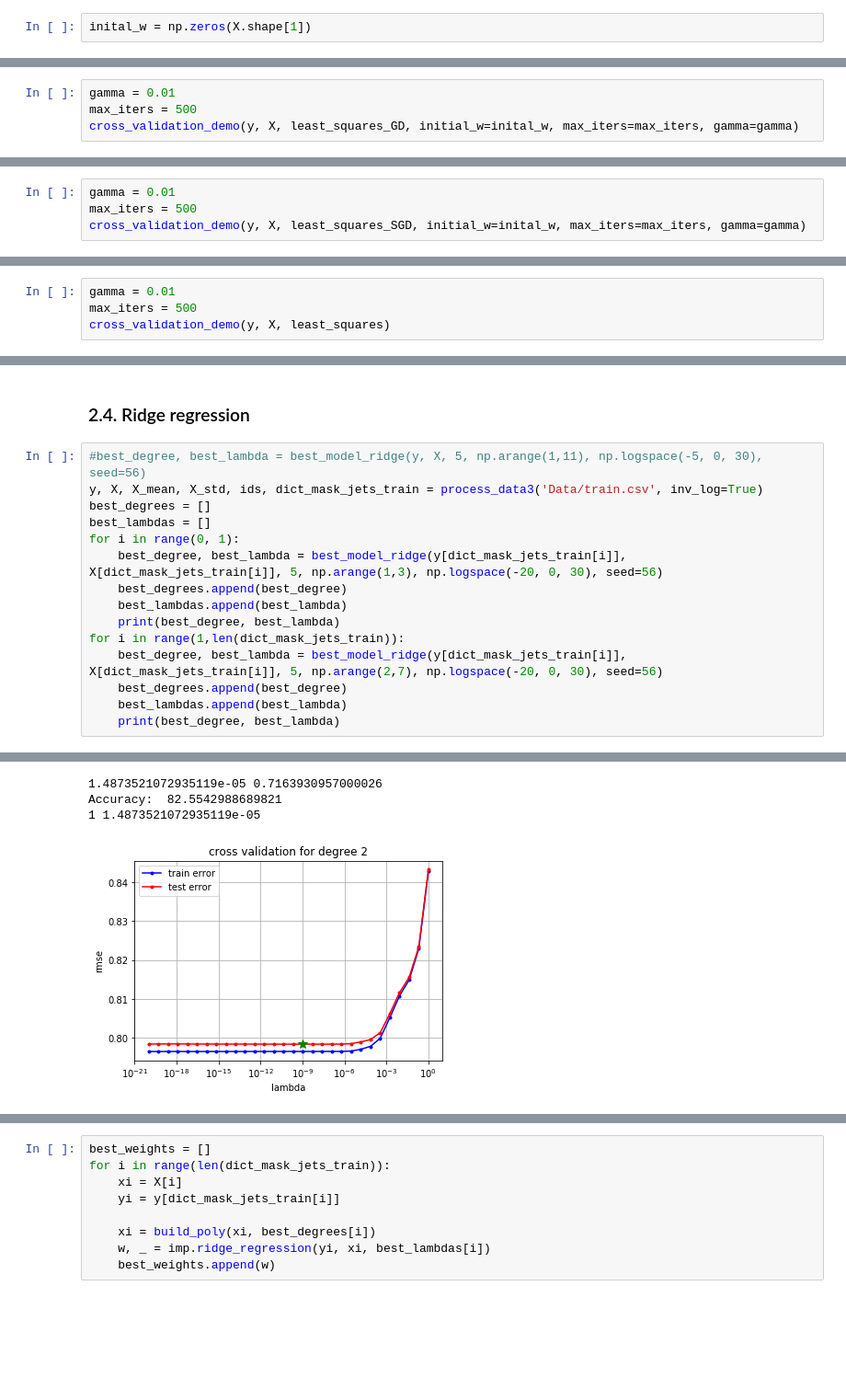
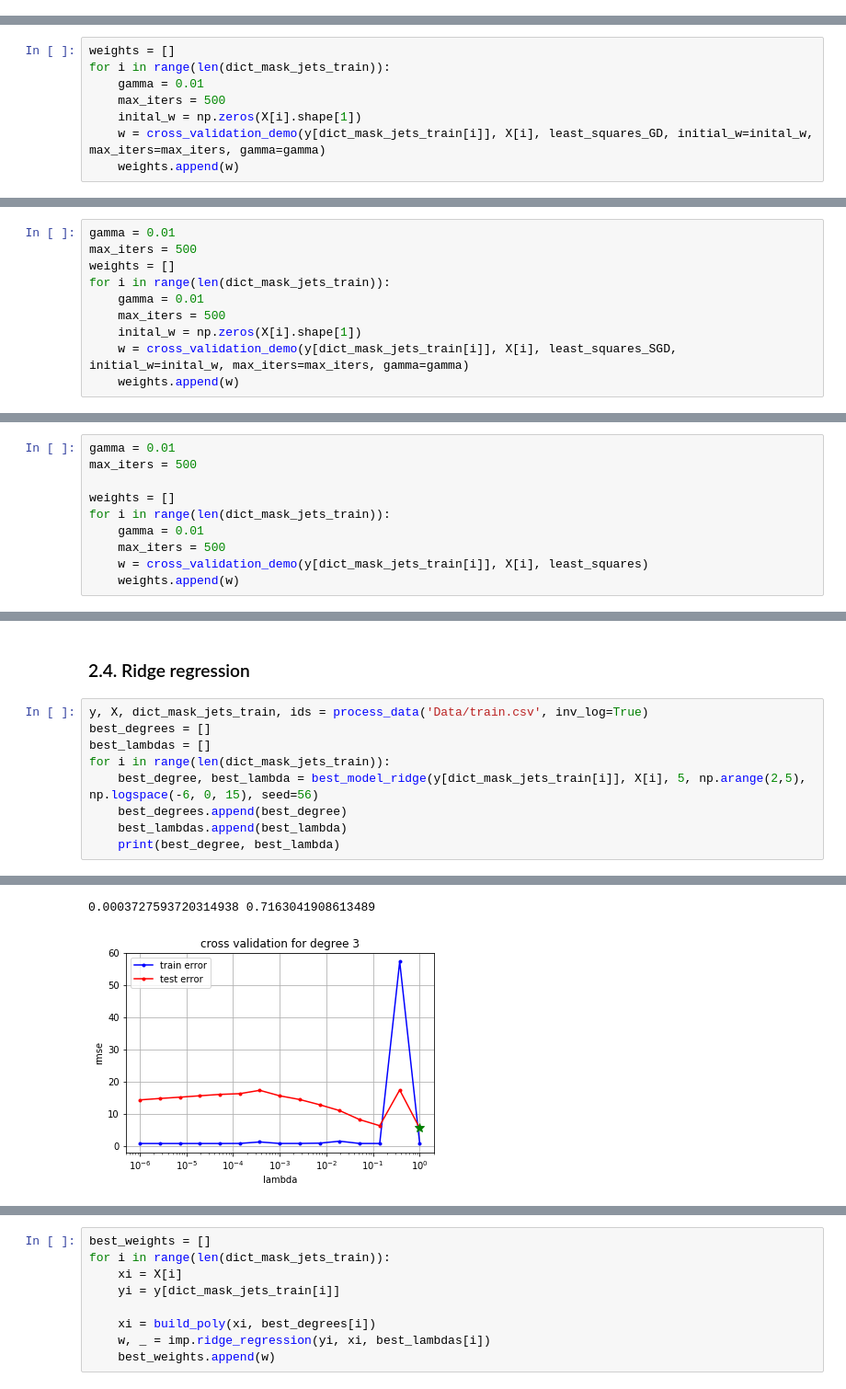
Before and after one commit to dpetresc/ML_Project, a Jupyter notebook: project.ipynb, the cells around one changed output, grey strips where cells are left out. Shown at 92% size. Cells and saved outputs as stored; diff of their text form; blank space fills up the shorter version.

```diff
--- a/project.ipynb
+++ b/project.ipynb
@@ -31,4 +31,2 @@ y, X, X_mean, X_std, ids = process_data('Data/train.csv', inv_log=True)
-# %%
-inital_w = np.zeros(X.shape[1])
 # %% [markdown]
 ## 2. Regression Techniques
@@ -35,7 +43,11 @@ inital_w = np.zeros(X.shape[1])
 # %% [markdown]
 ### 2.1 Linear regression using gradient descent
 # %%
-gamma = 0.01
-max_iters = 500
-cross_validation_demo(y, X, least_squares_GD, initial_w=inital_w, max_iters=max_iters, gamma=gamma)
+weights = []
+for i in range(len(dict_mask_jets_train)):
+    gamma = 0.01
+    max_iters = 500
+    inital_w = np.zeros(X[i].shape[1])
+    w = cross_validation_demo(y[dict_mask_jets_train[i]], X[i], least_squares_GD, initial_w=inital_w, max_iters=max_iters, gamma=gamma)
+    weights.append(w)
 # %% [output]
@@ -48,5 +70,11 @@ Accuracy:  76.4212
 # %%
 gamma = 0.01
 max_iters = 500
-cross_validation_demo(y, X, least_squares_SGD, initial_w=inital_w, max_iters=max_iters, gamma=gamma)
+weights = []
+for i in range(len(dict_mask_jets_train)):
+    gamma = 0.01
+    max_iters = 500
+    inital_w = np.zeros(X[i].shape[1])
+    w = cross_validation_demo(y[dict_mask_jets_train[i]], X[i], least_squares_SGD, initial_w=inital_w, max_iters=max_iters, gamma=gamma)
+    weights.append(w)
 # %% [output]
@@ -59,5 +97,11 @@ Accuracy:  76.0628
 # %%
 gamma = 0.01
 max_iters = 500
-cross_validation_demo(y, X, least_squares)
+
+weights = []
+for i in range(len(dict_mask_jets_train)):
+    gamma = 0.01
+    max_iters = 500
+    w = cross_validation_demo(y[dict_mask_jets_train[i]], X[i], least_squares)
+    weights.append(w)
 # %% [output]
@@ -68,18 +122,12 @@ Accuracy:  77.5436
 # %% [markdown]
 ### 2.4. Ridge regression
 # %%
-#best_degree, best_lambda = best_model_ridge(y, X, 5, np.arange(1,11), np.logspace(-5, 0, 30), seed=56)
-y, X, X_mean, X_std, ids, dict_mask_jets_train = process_data3('Data/train.csv', inv_log=True)
+y, X, dict_mask_jets_train, ids = process_data('Data/train.csv', inv_log=True)
 best_degrees = []
 best_lambdas = []
-for i in range(0, 1):
-    best_degree, best_lambda = best_model_ridge(y[dict_mask_jets_train[i]], X[dict_mask_jets_train[i]], 5, np.arange(1,3), np.logspace(-20, 0, 30), seed=56)
+for i in range(len(dict_mask_jets_train)):
+    best_degree, best_lambda = best_model_ridge(y[dict_mask_jets_train[i]], X[i], 5, np.arange(2,5), np.logspace(-6, 0, 15), seed=56)
     best_degrees.append(best_degree)
     best_lambdas.append(best_lambda)
     print(best_degree, best_lambda)
-for i in range(1,len(dict_mask_jets_train)):
-    best_degree, best_lambda = best_model_ridge(y[dict_mask_jets_train[i]], X[dict_mask_jets_train[i]], 5, np.arange(2,7), np.logspace(-20, 0, 30), seed=56)
-    best_degrees.append(best_degree)
-    best_lambdas.append(best_lambda)
-    print(best_degree, best_lambda)
 # %% [output]
@@ -87,4 +135,2 @@ for i in range(1,len(dict_mask_jets_train)):
-1.4873521072935119e-05 0.7163930957000026
-Accuracy:  82.5542988689821
-1 1.4873521072935119e-05
+0.0003727593720314938 0.7163041908613489
-[figure, old version]
+[figure, new version]
```
Also changed, not shown: parts of 17 cells of this notebook, 19 other files.
